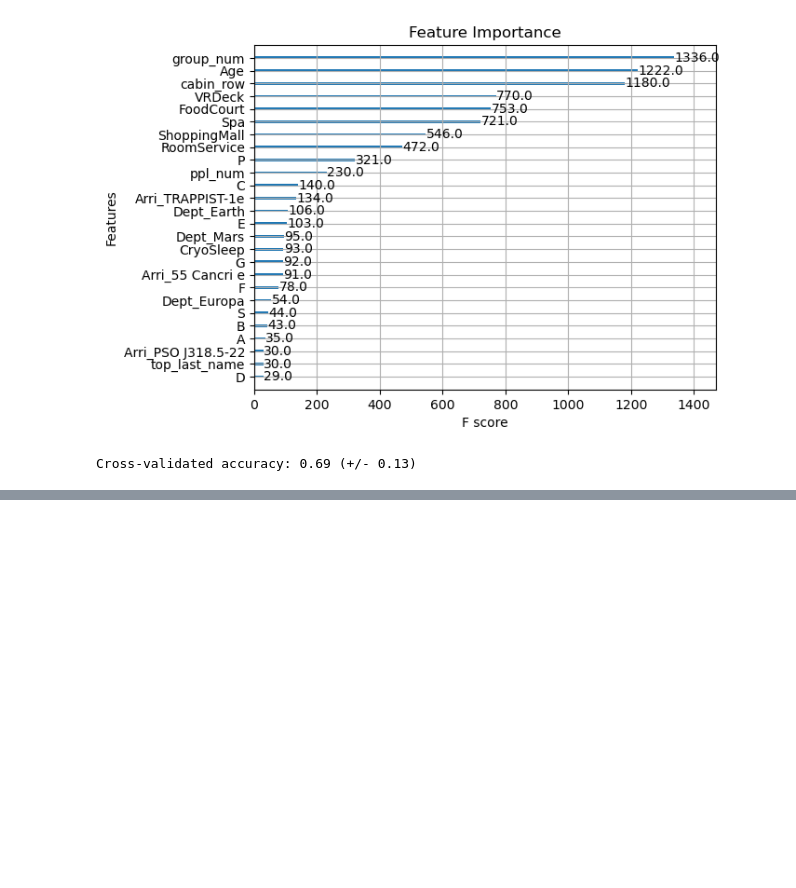
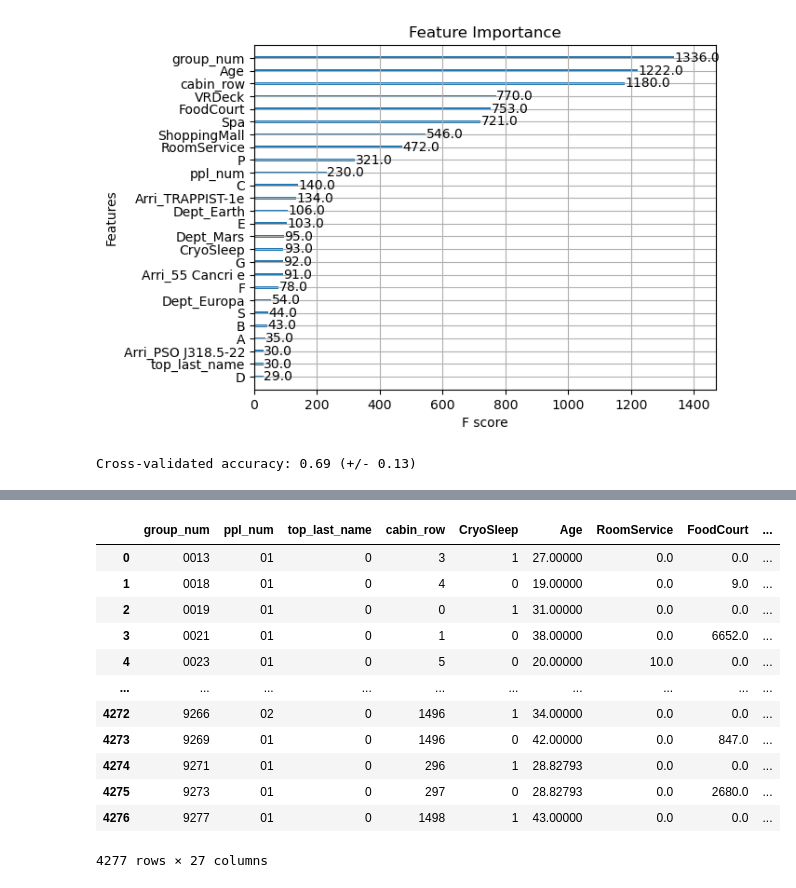
Before and after one commit to jamie1016jamie1016/spaceship, a Jupyter notebook: Untitled-1.ipynb, the cells around one changed output, grey strips where cells are left out. Cells and saved outputs as stored; diff of their text form; code cells hidden in the pictures; blank space fills up the shorter version.

```diff
--- a/Untitled-1.ipynb
+++ b/Untitled-1.ipynb
@@ -374,0 +431,19 @@ Cross-validated accuracy: 0.69 (+/- 0.13)
+# %%
+test_use['group_num'] = test_use['group_num'].apply(lambda x: f'{x:04d}')
+test_use['ppl_num'] = test_use['ppl_num'].apply(lambda x: f'{x:02d}')
+# %%
+test_use
+# %% [output]
+|  | group_num | ppl_num | top_last_name | cabin_row | CryoSleep | Age | RoomService | FoodCourt | ... |
+| 0 | 0013 | 01 | 0 | 3 | 1 | 27.00000 | 0.0 | 0.0 | ... |
+| 1 | 0018 | 01 | 0 | 4 | 0 | 19.00000 | 0.0 | 9.0 | ... |
+| 2 | 0019 | 01 | 0 | 0 | 1 | 31.00000 | 0.0 | 0.0 | ... |
+| 3 | 0021 | 01 | 0 | 1 | 0 | 38.00000 | 0.0 | 6652.0 | ... |
+| 4 | 0023 | 01 | 0 | 5 | 0 | 20.00000 | 10.0 | 0.0 | ... |
+| ... | ... | ... | ... | ... | ... | ... | ... | ... | ... |
+| 4272 | 9266 | 02 | 0 | 1496 | 1 | 34.00000 | 0.0 | 0.0 | ... |
+| 4273 | 9269 | 01 | 0 | 1496 | 0 | 42.00000 | 0.0 | 847.0 | ... |
+| 4274 | 9271 | 01 | 0 | 296 | 1 | 28.82793 | 0.0 | 0.0 | ... |
+| 4275 | 9273 | 01 | 0 | 297 | 0 | 28.82793 | 0.0 | 2680.0 | ... |
+| 4276 | 9277 | 01 | 0 | 1498 | 1 | 43.00000 | 0.0 | 0.0 | ... |
+4277 rows × 27 columns
```
Also changed, not shown: parts of 13 cells of this notebook, 2 other files.
